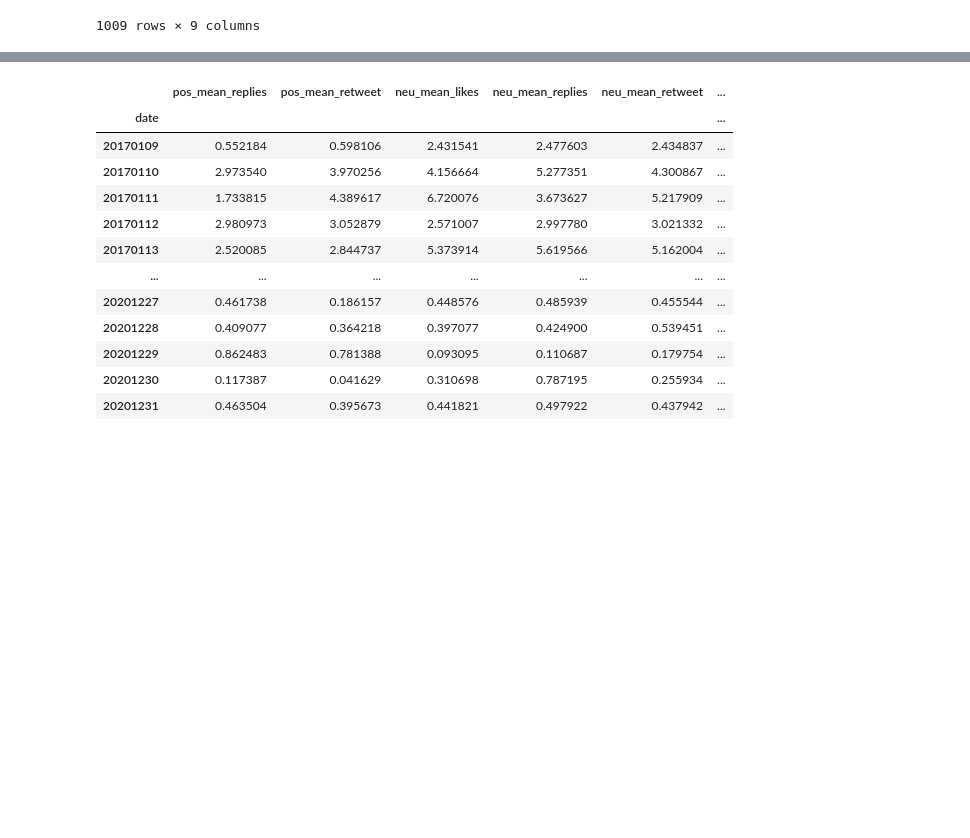
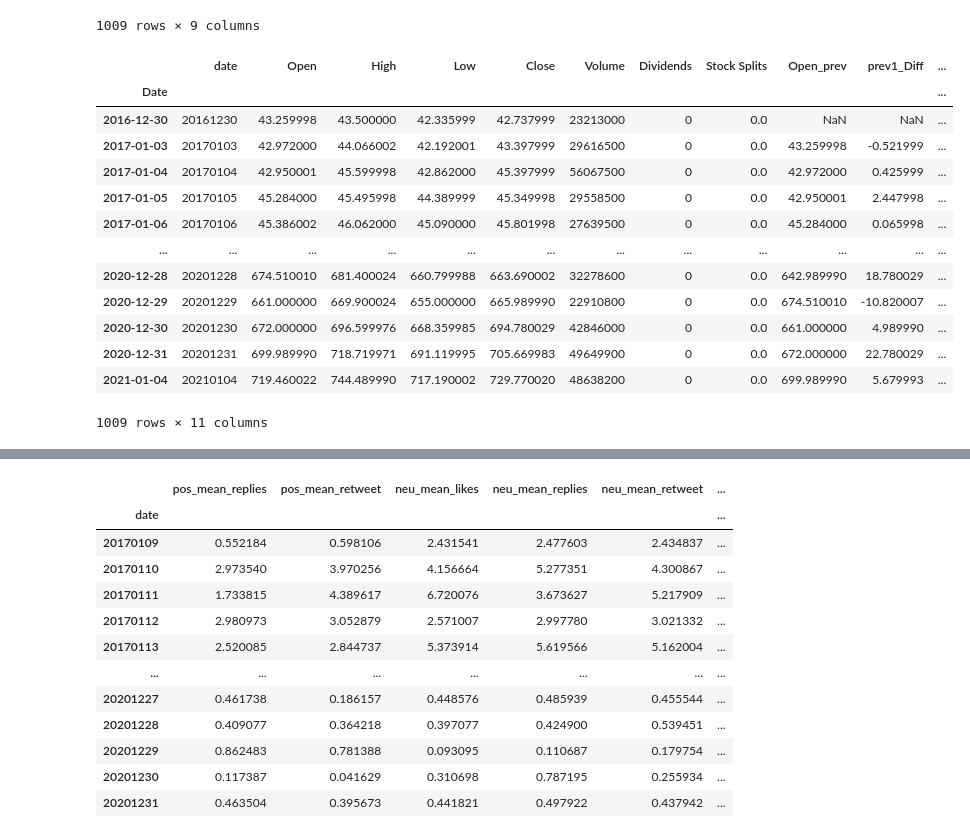
Before and after one commit to nbowen3/cs475_project, a Jupyter notebook: Find_label.ipynb, the cells around one changed output, grey strips where cells are left out. Saved outputs shown, nothing was run; the diff lists cells and outputs as text; code cells hidden in the pictures; blank space fills up the shorter version.

```diff
--- a/Find_label.ipynb
+++ b/Find_label.ipynb
@@ -48,3 +48,22 @@ stock_label_df = stocks[['date','Diff']]
+# %%
+#add in features of previous two days' stock prices
+stocks['prev2_Diff'] = stocks.shift(2)["Close"] - stocks.shift(3)["Open"]
+stocks
+# %% [output]
+|  | date | Open | High | Low | Close | Volume | Dividends | Stock Splits | Open_prev | prev1_Diff | ... |
+| Date |  |  |  |  |  |  |  |  |  |  | ... |
+| 2016-12-30 | 20161230 | 43.259998 | 43.500000 | 42.335999 | 42.737999 | 23213000 | 0 | 0.0 | NaN | NaN | ... |
+| 2017-01-03 | 20170103 | 42.972000 | 44.066002 | 42.192001 | 43.397999 | 29616500 | 0 | 0.0 | 43.259998 | -0.521999 | ... |
+| 2017-01-04 | 20170104 | 42.950001 | 45.599998 | 42.862000 | 45.397999 | 56067500 | 0 | 0.0 | 42.972000 | 0.425999 | ... |
+| 2017-01-05 | 20170105 | 45.284000 | 45.495998 | 44.389999 | 45.349998 | 29558500 | 0 | 0.0 | 42.950001 | 2.447998 | ... |
+| 2017-01-06 | 20170106 | 45.386002 | 46.062000 | 45.090000 | 45.801998 | 27639500 | 0 | 0.0 | 45.284000 | 0.065998 | ... |
+| ... | ... | ... | ... | ... | ... | ... | ... | ... | ... | ... | ... |
+| 2020-12-28 | 20201228 | 674.510010 | 681.400024 | 660.799988 | 663.690002 | 32278600 | 0 | 0.0 | 642.989990 | 18.780029 | ... |
+| 2020-12-29 | 20201229 | 661.000000 | 669.900024 | 655.000000 | 665.989990 | 22910800 | 0 | 0.0 | 674.510010 | -10.820007 | ... |
+| 2020-12-30 | 20201230 | 672.000000 | 696.599976 | 668.359985 | 694.780029 | 42846000 | 0 | 0.0 | 661.000000 | 4.989990 | ... |
+| 2020-12-31 | 20201231 | 699.989990 | 718.719971 | 691.119995 | 705.669983 | 49649900 | 0 | 0.0 | 672.000000 | 22.780029 | ... |
+| 2021-01-04 | 20210104 | 719.460022 | 744.489990 | 717.190002 | 729.770020 | 48638200 | 0 | 0.0 | 699.989990 | 5.679993 | ... |
+1009 rows × 11 columns
 # %%
 stock_label_df
 #stock_label_df.to_csv('stockprice_label.csv')
```
Also changed, not shown: parts of 3 cells of this notebook, 1 other file.
